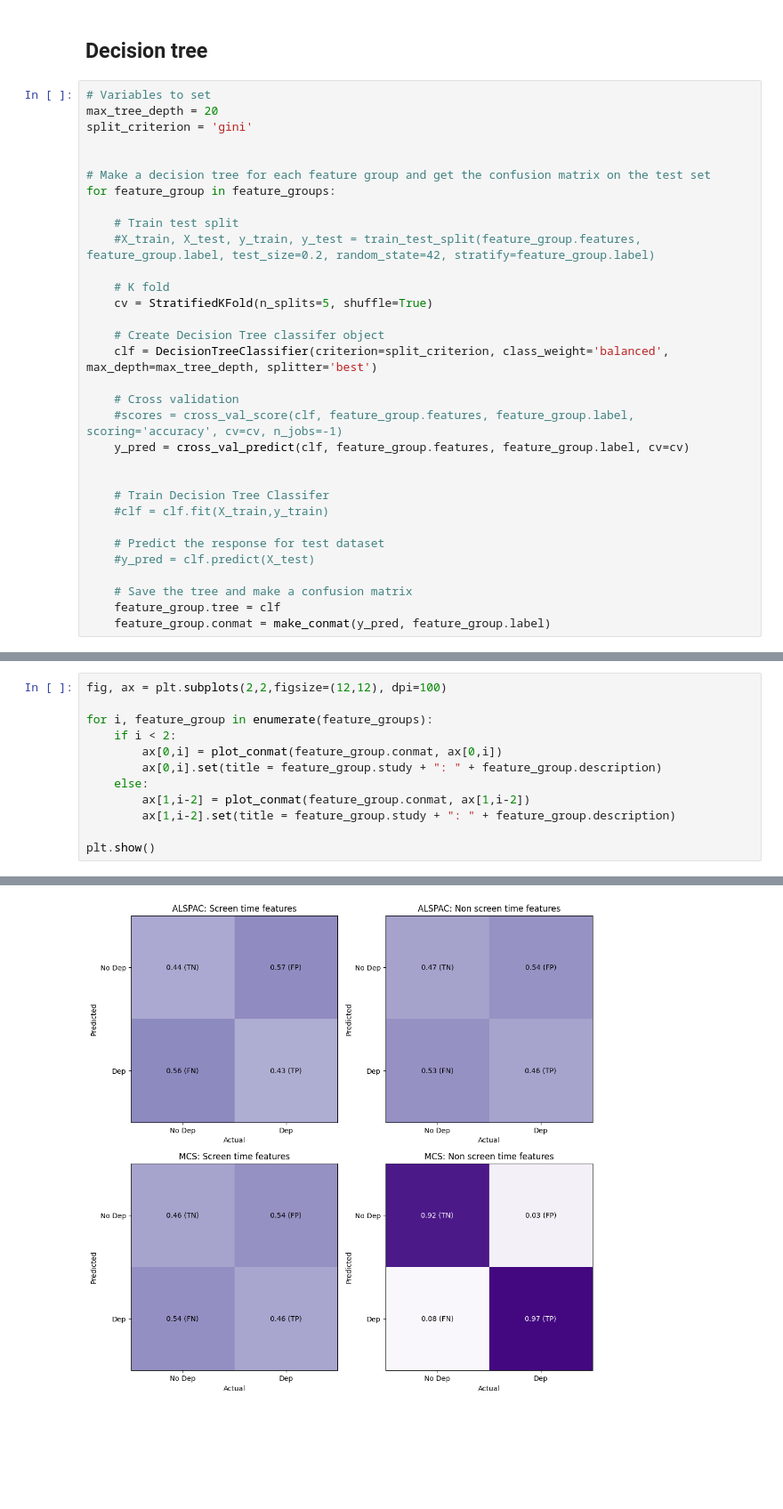
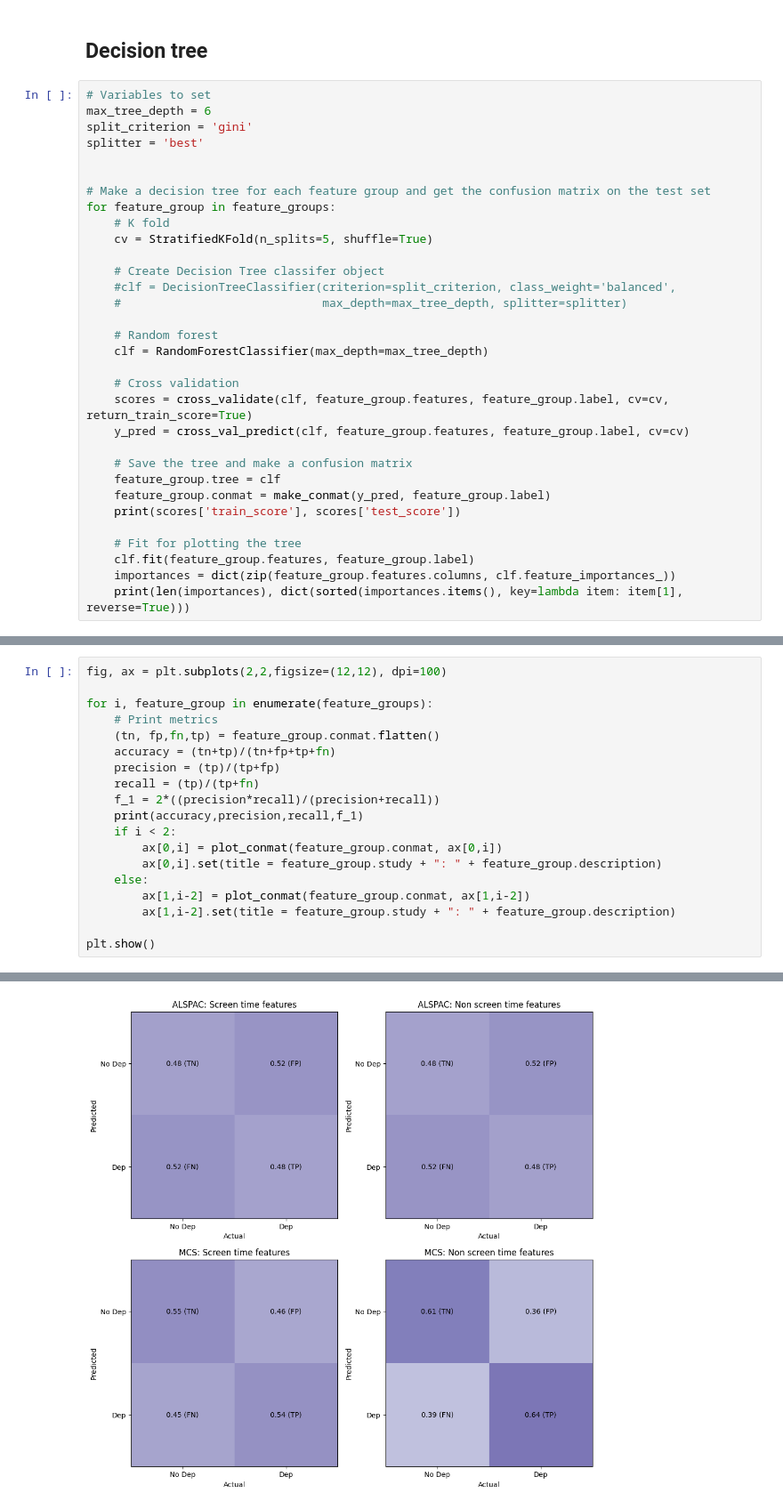
Before and after one commit to zapydoodle/Applied-Data-Science-Coursework, a Jupyter notebook: Pat stuff.ipynb, the cells around one changed output, grey strips where cells are left out. Shown: that part at 89% size. Cells and saved outputs as stored; diff of their text form; blank space fills up the shorter version.

```diff
--- a/Pat stuff.ipynb
+++ b/Pat stuff.ipynb
@@ -41,33 +54,33 @@ mcs_screen.features, mcs_noscreen.features = screen_time_split(mcs_features, "MC
 ## Decision tree
 # %%
 # Variables to set
-max_tree_depth = 20
+max_tree_depth = 6
 split_criterion = 'gini'
+splitter = 'best'
 
 
 # Make a decision tree for each feature group and get the confusion matrix on the test set
 for feature_group in feature_groups:
-
-    # Train test split
-    #X_train, X_test, y_train, y_test = train_test_split(feature_group.features, feature_group.label, test_size=0.2, random_state=42, stratify=feature_group.label)
-
     # K fold
     cv = StratifiedKFold(n_splits=5, shuffle=True)
 
     # Create Decision Tree classifer object
-    clf = DecisionTreeClassifier(criterion=split_criterion, class_weight='balanced', max_depth=max_tree_depth, splitter='best')
+    #clf = DecisionTreeClassifier(criterion=split_criterion, class_weight='balanced',
+    #                             max_depth=max_tree_depth, splitter=splitter)
+
+    # Random forest
+    clf = RandomForestClassifier(max_depth=max_tree_depth)
 
     # Cross validation
-    #scores = cross_val_score(clf, feature_group.features, feature_group.label, scoring='accuracy', cv=cv, n_jobs=-1)
+    scores = cross_validate(clf, feature_group.features, feature_group.label, cv=cv, return_train_score=True)
     y_pred = cross_val_predict(clf, feature_group.features, feature_group.label, cv=cv)
-
-
-    # Train Decision Tree Classifer
-    #clf = clf.fit(X_train,y_train)
-
-    # Predict the response for test dataset
-    #y_pred = clf.predict(X_test)
 
     # Save the tree and make a confusion matrix
     feature_group.tree = clf
     feature_group.conmat = make_conmat(y_pred, feature_group.label)
+    print(scores['train_score'], scores['test_score'])
+
+    # Fit for plotting the tree
+    clf.fit(feature_group.features, feature_group.label)
+    importances = dict(zip(feature_group.features.columns, clf.feature_importances_))
+    print(len(importances), dict(sorted(importances.items(), key=lambda item: item[1], reverse=True)))
@@ -75,6 +97,13 @@ for feature_group in feature_groups:
 fig, ax = plt.subplots(2,2,figsize=(12,12), dpi=100)
 
 for i, feature_group in enumerate(feature_groups):
+    # Print metrics
+    (tn, fp,fn,tp) = feature_group.conmat.flatten()
+    accuracy = (tn+tp)/(tn+fp+tp+fn)
+    precision = (tp)/(tp+fp)
+    recall = (tp)/(tp+fn)
+    f_1 = 2*((precision*recall)/(precision+recall))
+    print(accuracy,precision,recall,f_1)
     if i < 2:
         ax[0,i] = plot_conmat(feature_group.conmat, ax[0,i])
         ax[0,i].set(title = feature_group.study + ": " + feature_group.description)
@@ -87 +120 @@ plt.show()
-[figure, old version]
+[figure, new version]
```
Also changed, not shown: parts of 5 cells of this notebook, 2 other files.
